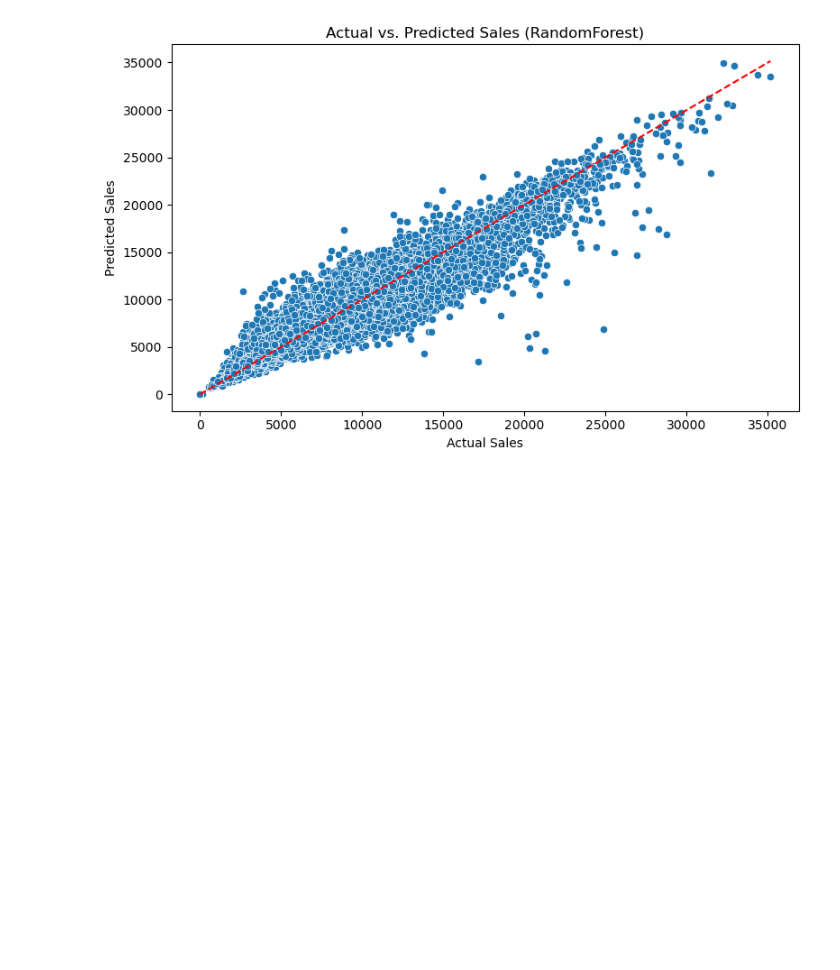
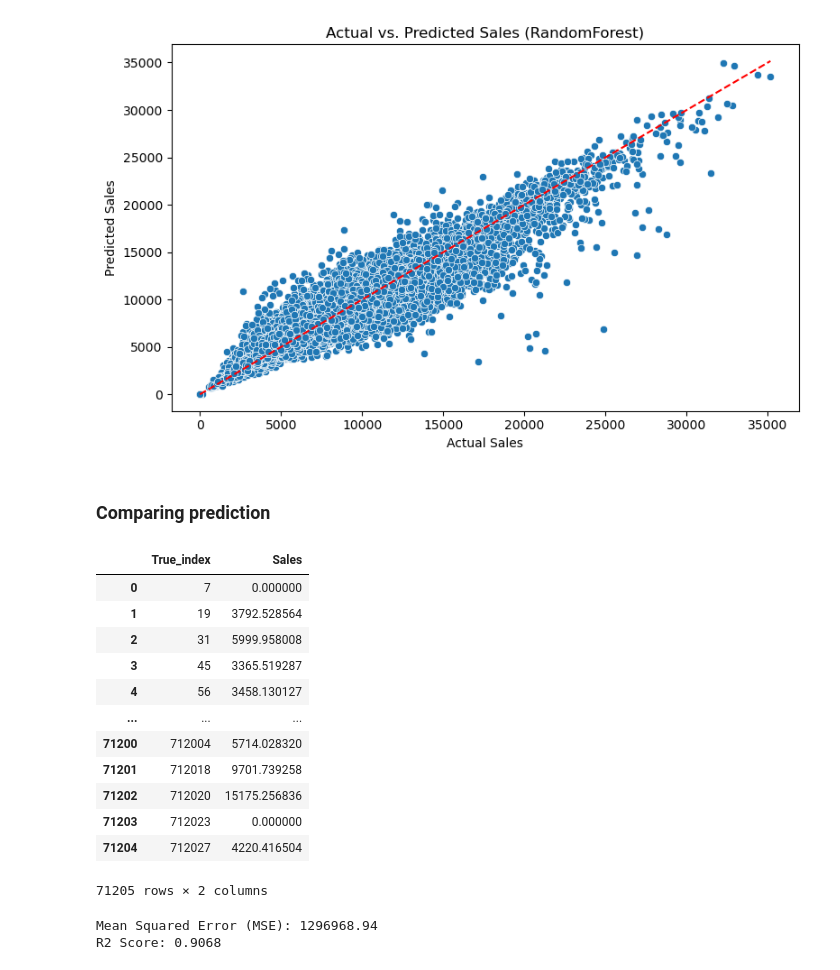
Before and after one commit to SheryllD/ironhack_kaggle, a Jupyter notebook: main.ipynb, the cells around one changed output. Saved outputs shown, nothing was run; the diff lists cells and outputs as text; code cells hidden in the pictures; blank space fills up the shorter version.

```diff
--- a/main.ipynb
+++ b/main.ipynb
@@ -257,3 +257,22 @@ plt.tight_layout()
 plt.show()
 # %% [output]
 [figure]
+# %% [markdown]
+### Comparing prediction
+# %%
+solution_df = pd.read_csv("https://raw.githubusercontent.com/data-bootcamp-v4/data/main/ironkaggle_solutions.csv")
+solution_df
+# %% [output]
+|  | True_index | Sales |
+| 0 | 7 | 0.000000 |
+| 1 | 19 | 3792.528564 |
+| 2 | 31 | 5999.958008 |
+| 3 | 45 | 3365.519287 |
+| 4 | 56 | 3458.130127 |
+| ... | ... | ... |
+| 71200 | 712004 | 5714.028320 |
+| 71201 | 712018 | 9701.739258 |
+| 71202 | 712020 | 15175.256836 |
+| 71203 | 712023 | 0.000000 |
+| 71204 | 712027 | 4220.416504 |
+71205 rows × 2 columns
@@ -259,0 +282,9 @@ plt.show()
+# %%
+mse = mean_squared_error(comparison_df["Sales"], comparison_df["Predicted_Sales"])
+r2 = r2_score(comparison_df["Sales"], comparison_df["Predicted_Sales"])
+
+print(f"Mean Squared Error (MSE): {mse:.2f}")
+print(f"R2 Score: {r2:.4f}")
+# %% [output]
+Mean Squared Error (MSE): 1296968.94
+R2 Score: 0.9068
```
Also changed, not shown: parts of 3 cells of this notebook.
